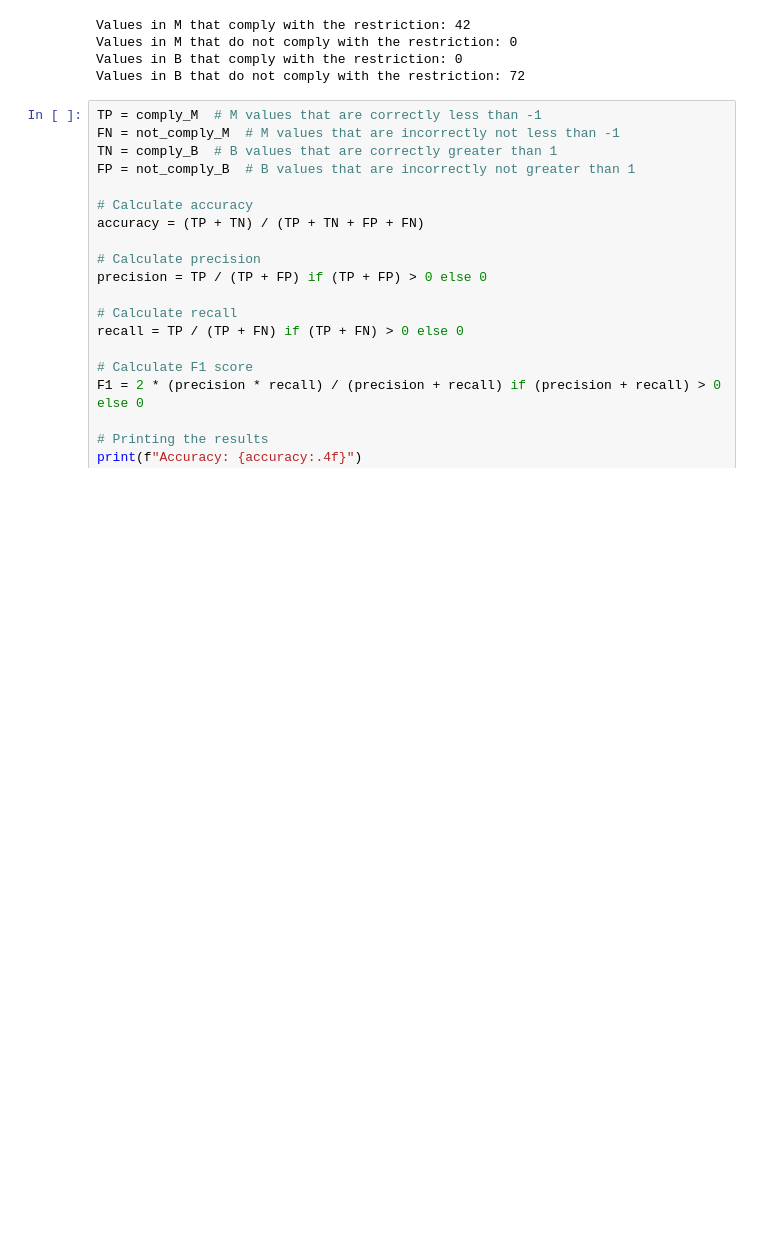
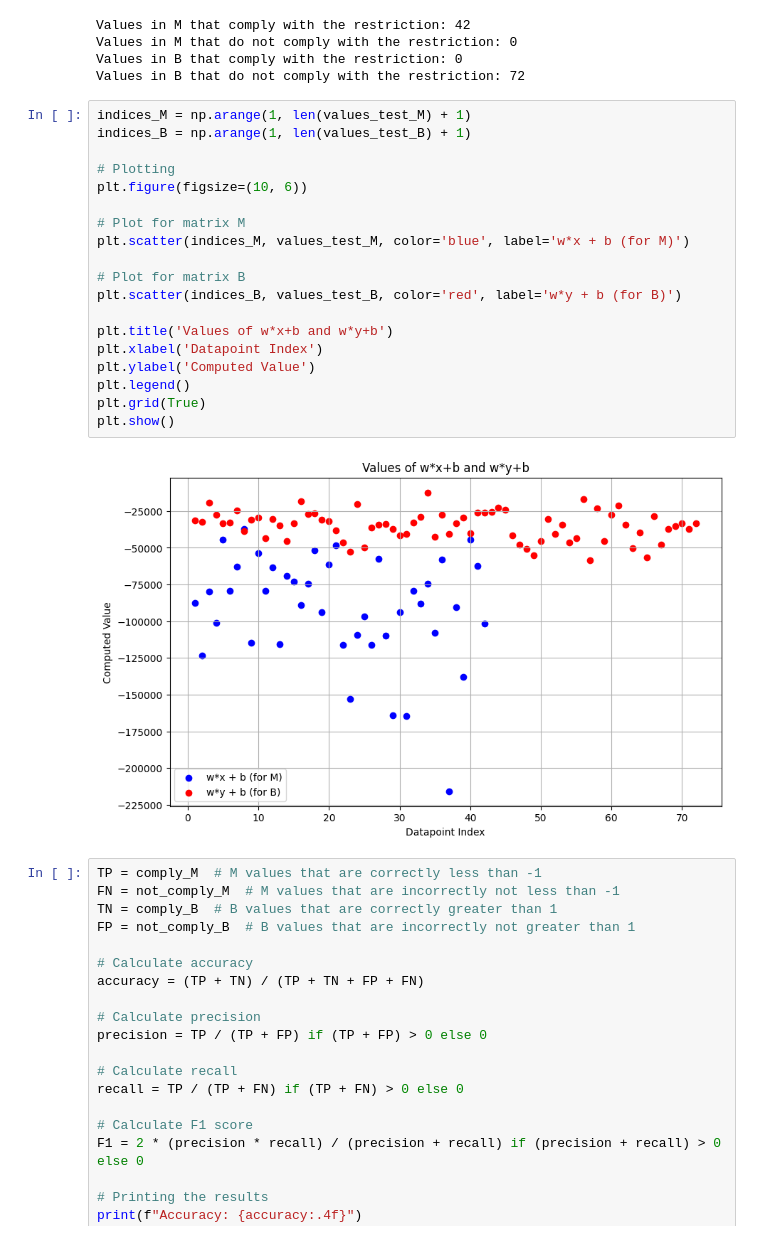
Before and after one commit to Marce2021M/opti_proyecto1, a Jupyter notebook: no_escalado.ipynb, the cells around one changed output. Drawn from its saved outputs; the diff is of its cells as text; blank space fills up the shorter version.

```diff
--- a/no_escalado.ipynb
+++ b/no_escalado.ipynb
@@ -373,6 +373,27 @@ Values in M that comply with the restriction: 42
 Values in M that do not comply with the restriction: 0
 Values in B that comply with the restriction: 0
 Values in B that do not comply with the restriction: 72
+# %%
+indices_M = np.arange(1, len(values_test_M) + 1)
+indices_B = np.arange(1, len(values_test_B) + 1)
+
+# Plotting
+plt.figure(figsize=(10, 6))
+
+# Plot for matrix M
+plt.scatter(indices_M, values_test_M, color='blue', label='w*x + b (for M)')
+
+# Plot for matrix B
+plt.scatter(indices_B, values_test_B, color='red', label='w*y + b (for B)')
+
+plt.title('Values of w*x+b and w*y+b')
+plt.xlabel('Datapoint Index')
+plt.ylabel('Computed Value')
+plt.legend()
+plt.grid(True)
+plt.show()
+# %% [output]
+[figure, added]
 # %%
 TP = comply_M  # M values that are correctly less than -1
 FN = not_comply_M  # M values that are incorrectly not less than -1
```
Also changed, not shown: 2 other files.
